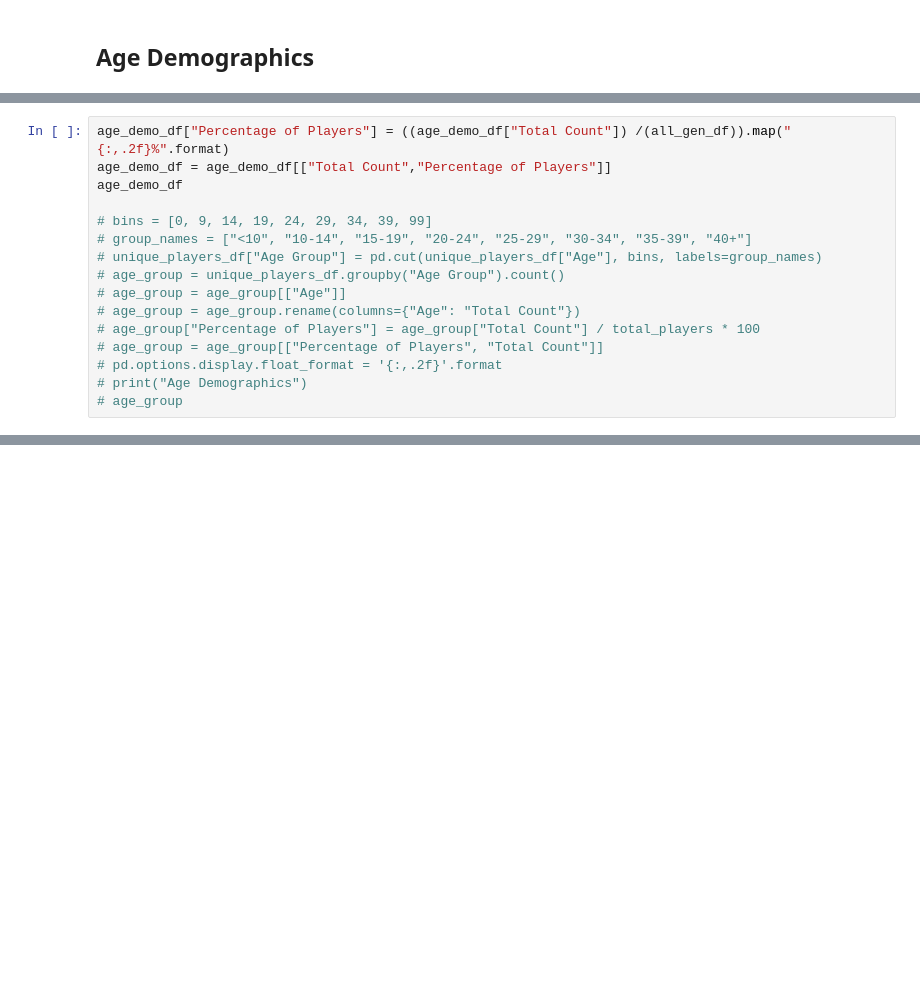
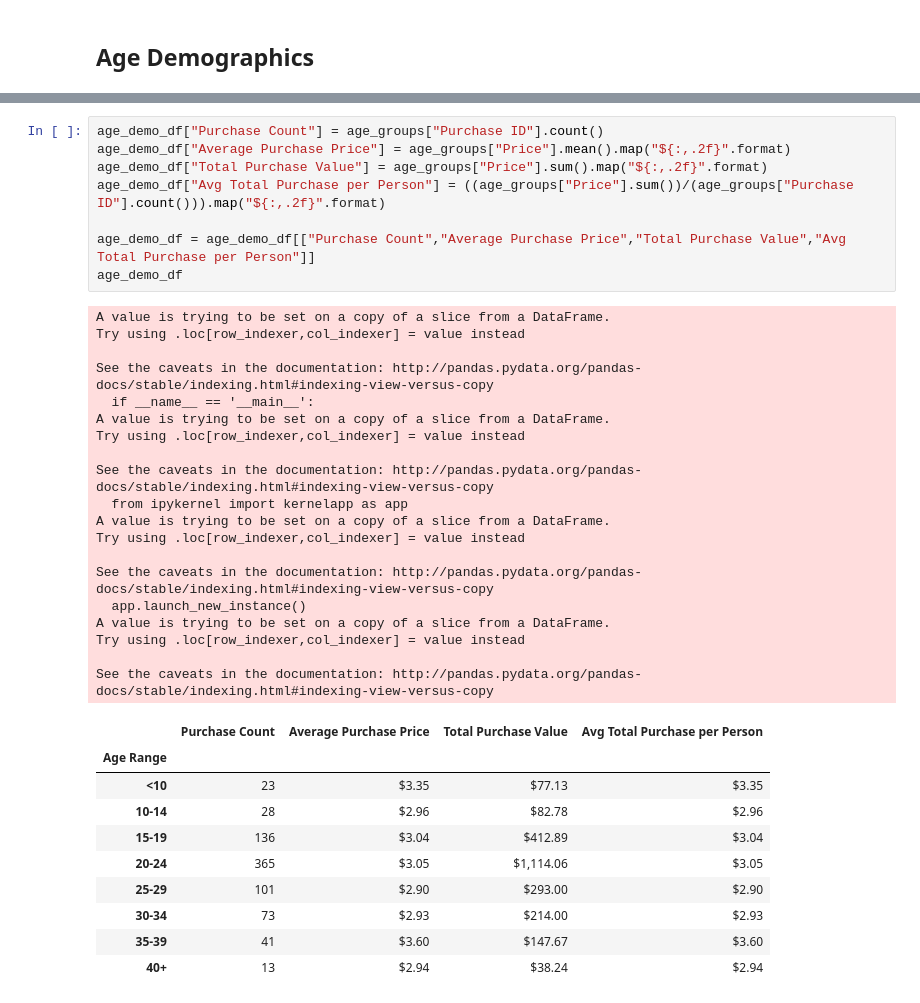
Before and after one commit to minwiley/04-Pandas-Heroes-of-Pymoli, a Jupyter notebook: HeroesOfPymoli_starter-MW_200918.ipynb, the cells around one changed output, grey strips where cells are left out. Cells and saved outputs as stored; diff of their text form; blank space fills up the shorter version.

```diff
--- a/HeroesOfPymoli_starter-MW_200918.ipynb
+++ b/HeroesOfPymoli_starter-MW_200918.ipynb
@@ -206,16 +169,0 @@ age_demo_df
-# %%
-age_demo_df["Percentage of Players"] = ((age_demo_df["Total Count"]) /(all_gen_df)).map("{:,.2f}%".format)
-age_demo_df = age_demo_df[["Total Count","Percentage of Players"]]
-age_demo_df
-
-# bins = [0, 9, 14, 19, 24, 29, 34, 39, 99]
-# group_names = ["<10", "10-14", "15-19", "20-24", "25-29", "30-34", "35-39", "40+"]
-# unique_players_df["Age Group"] = pd.cut(unique_players_df["Age"], bins, labels=group_names)
-# age_group = unique_players_df.groupby("Age Group").count()
-# age_group = age_group[["Age"]]
-# age_group = age_group.rename(columns={"Age": "Total Count"})
-# age_group["Percentage of Players"] = age_group["Total Count"] / total_players * 100
-# age_group = age_group[["Percentage of Players", "Total Count"]]
-# pd.options.display.float_format = '{:,.2f}'.format
-# print("Age Demographics")
-# age_group
@@ -235,0 +178,38 @@ age_demo_df
+# %%
+age_demo_df["Purchase Count"] = age_groups["Purchase ID"].count()
+age_demo_df["Average Purchase Price"] = age_groups["Price"].mean().map("${:,.2f}".format)
+age_demo_df["Total Purchase Value"] = age_groups["Price"].sum().map("${:,.2f}".format)
+age_demo_df["Avg Total Purchase per Person"] = ((age_groups["Price"].sum())/(age_groups["Purchase ID"].count())).map("${:,.2f}".format)
+
+age_demo_df = age_demo_df[["Purchase Count","Average Purchase Price","Total Purchase Value","Avg Total Purchase per Person"]]
+age_demo_df
+# %% [output]
+A value is trying to be set on a copy of a slice from a DataFrame.
+Try using .loc[row_indexer,col_indexer] = value instead
+
+See the caveats in the documentation: http://pandas.pydata.org/pandas-docs/stable/indexing.html#indexing-view-versus-copy
+  if __name__ == '__main__':
+A value is trying to be set on a copy of a slice from a DataFrame.
+Try using .loc[row_indexer,col_indexer] = value instead
+
+See the caveats in the documentation: http://pandas.pydata.org/pandas-docs/stable/indexing.html#indexing-view-versus-copy
+  from ipykernel import kernelapp as app
+A value is trying to be set on a copy of a slice from a DataFrame.
+Try using .loc[row_indexer,col_indexer] = value instead
+
+See the caveats in the documentation: http://pandas.pydata.org/pandas-docs/stable/indexing.html#indexing-view-versus-copy
+  app.launch_new_instance()
+A value is trying to be set on a copy of a slice from a DataFrame.
+Try using .loc[row_indexer,col_indexer] = value instead
+
+See the caveats in the documentation: http://pandas.pydata.org/pandas-docs/stable/indexing.html#indexing-view-versus-copy
+|  | Purchase Count | Average Purchase Price | Total Purchase Value | Avg Total Purchase per Person |
+| Age Range |  |  |  |  |
+| <10 | 23 | $3.35 | $77.13 | $3.35 |
+| 10-14 | 28 | $2.96 | $82.78 | $2.96 |
+| 15-19 | 136 | $3.04 | $412.89 | $3.04 |
+| 20-24 | 365 | $3.05 | $1,114.06 | $3.05 |
+| 25-29 | 101 | $2.90 | $293.00 | $2.90 |
+| 30-34 | 73 | $2.93 | $214.00 | $2.93 |
+| 35-39 | 41 | $3.60 | $147.67 | $3.60 |
+| 40+ | 13 | $2.94 | $38.24 | $2.94 |
```
Also changed, not shown: parts of 41 cells of this notebook.
